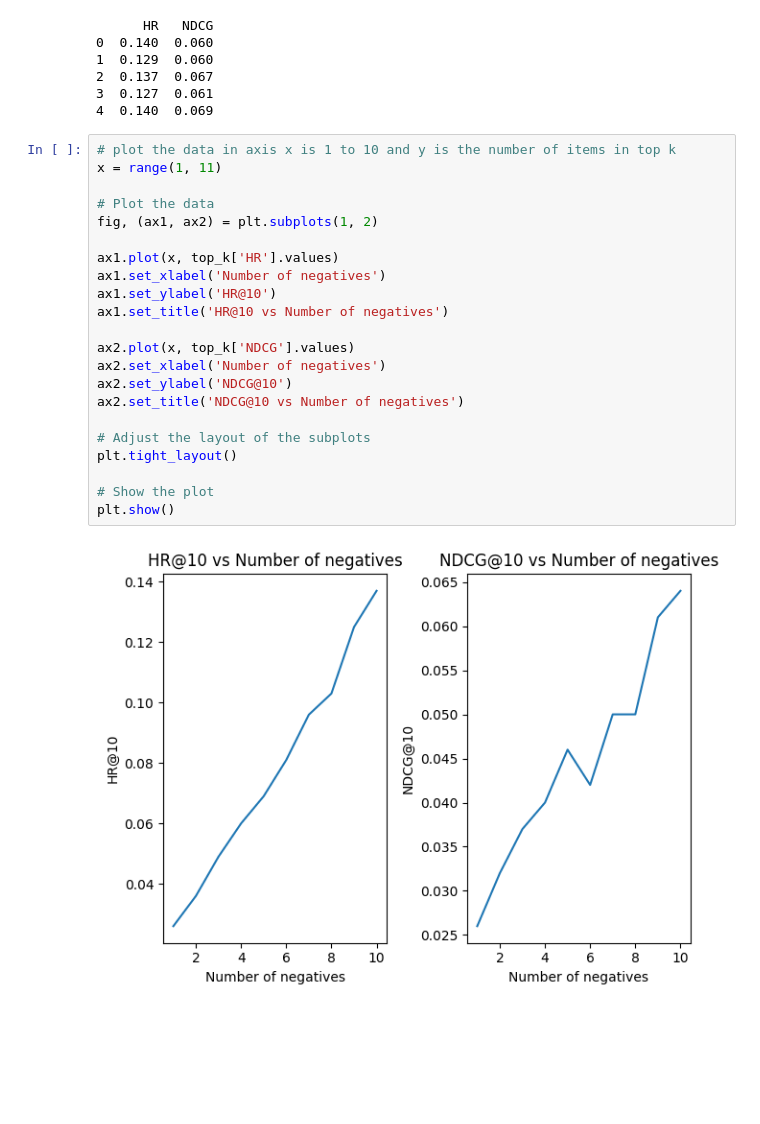
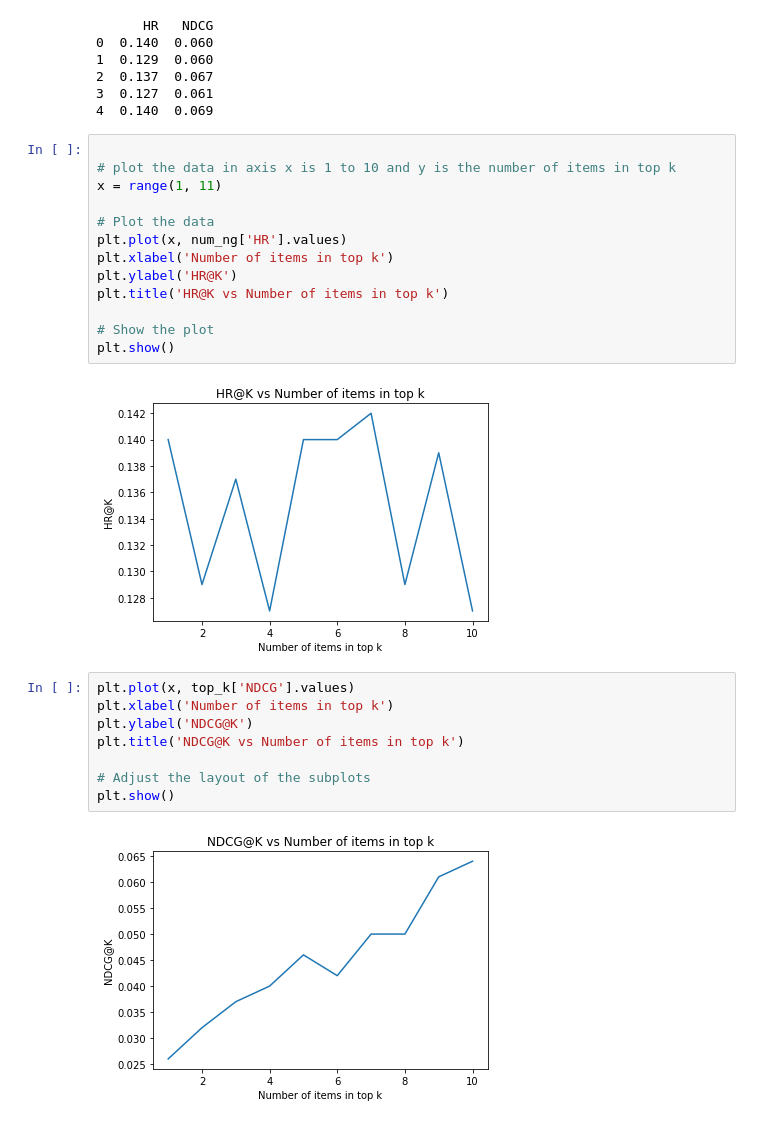
Before and after one commit to ptoloudis/Deep_Learning, a Jupyter notebook: graphs.ipynb, the cells around one changed output. Saved outputs shown, nothing was run; the diff lists cells and outputs as text; blank space fills up the shorter version.

```diff
--- a/graphs.ipynb
+++ b/graphs.ipynb
@@ -49,26 +49,27 @@ print(num_ng.head())
 3  0.127  0.061
 4  0.140  0.069
 # %%
+
 # plot the data in axis x is 1 to 10 and y is the number of items in top k
 x = range(1, 11)
 
 # Plot the data
-fig, (ax1, ax2) = plt.subplots(1, 2)
-
-ax1.plot(x, top_k['HR'].values)
-ax1.set_xlabel('Number of negatives')
-ax1.set_ylabel('HR@10')
-ax1.set_title('HR@10 vs Number of negatives')
-
-ax2.plot(x, top_k['NDCG'].values)
-ax2.set_xlabel('Number of negatives')
-ax2.set_ylabel('NDCG@10')
-ax2.set_title('NDCG@10 vs Number of negatives')
-
-# Adjust the layout of the subplots
-plt.tight_layout()
+plt.plot(x, num_ng['HR'].values)
+plt.xlabel('Number of items in top k')
+plt.ylabel('HR@K')
+plt.title('HR@K vs Number of items in top k')
 
 # Show the plot
 plt.show()
 # %% [output]
-[figure, old version]
+[figure, new version]
+# %%
+plt.plot(x, top_k['NDCG'].values)
+plt.xlabel('Number of items in top k')
+plt.ylabel('NDCG@K')
+plt.title('NDCG@K vs Number of items in top k')
+
+# Adjust the layout of the subplots
+plt.show()
+# %% [output]
+[figure, added]
```
Also changed, not shown: parts of 2 cells of this notebook, 3 other files.
